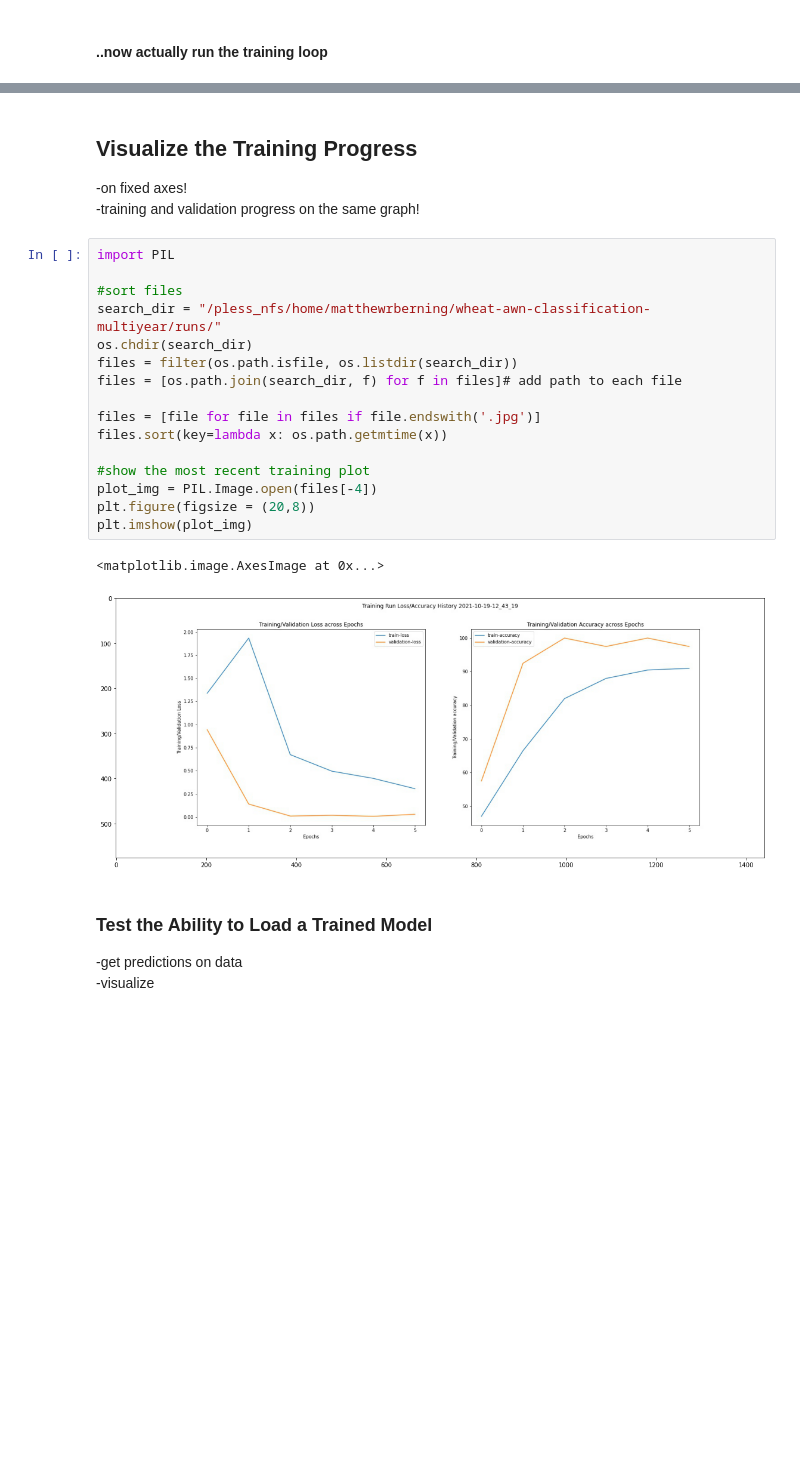
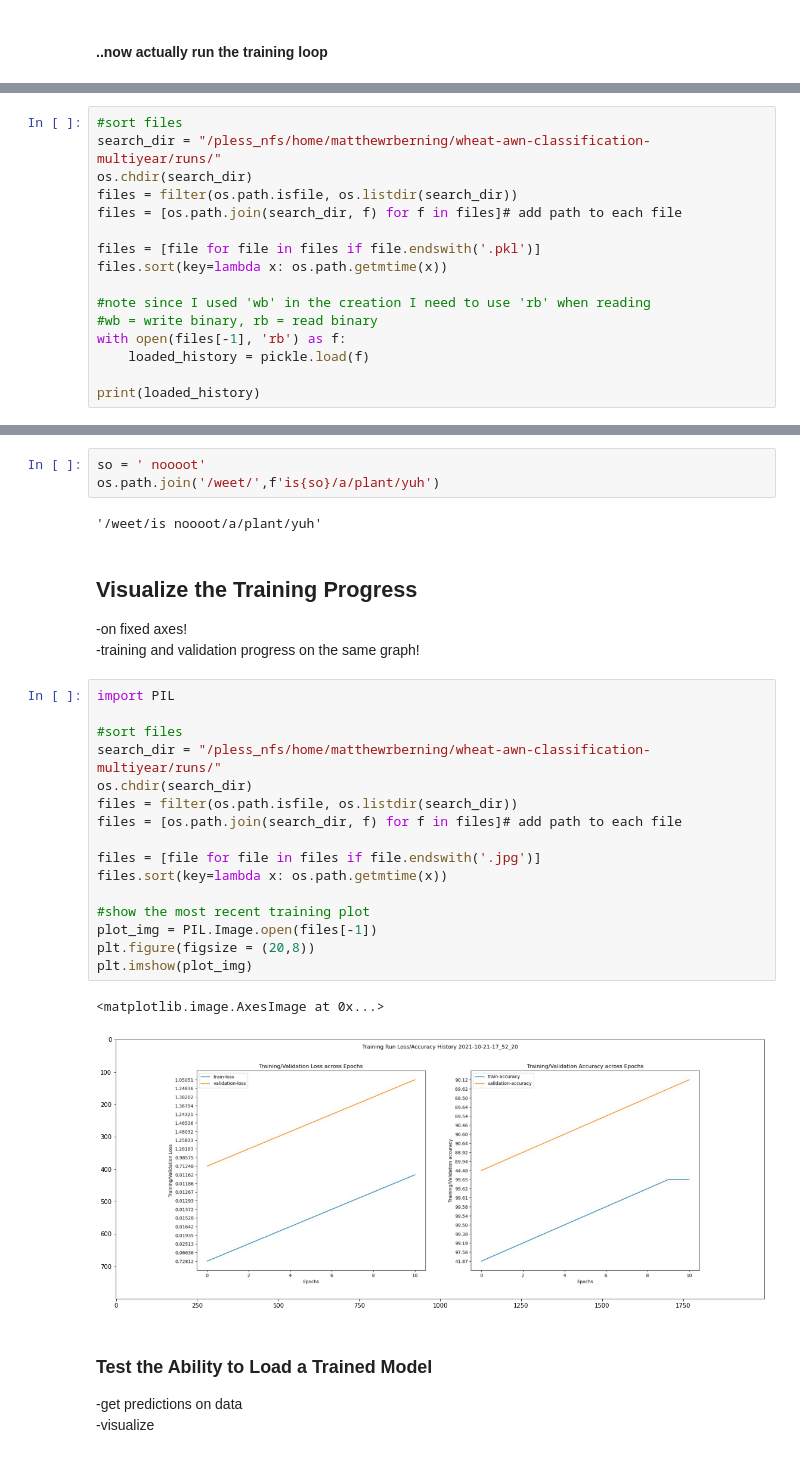
Before and after one commit to matthewrberning/wheat-awn-classification-multiyear, a Jupyter notebook: model/train_loop_test.ipynb, the cells around one changed output, grey strips where cells are left out. Drawn from its saved outputs; the diff is of its cells as text; blank space fills up the shorter version.

```diff
--- a/model/train_loop_test.ipynb
+++ b/model/train_loop_test.ipynb
@@ -362,0 +394,16 @@ EXPOSE      epoch: -1
+# %%
+#sort files
+search_dir = "/pless_nfs/home/matthewrberning/wheat-awn-classification-multiyear/runs/"
+os.chdir(search_dir)
+files = filter(os.path.isfile, os.listdir(search_dir))
+files = [os.path.join(search_dir, f) for f in files]# add path to each file
+
+files = [file for file in files if file.endswith('.pkl')]
+files.sort(key=lambda x: os.path.getmtime(x))
+
+#note since I used 'wb' in the creation I need to use 'rb' when reading
+#wb = write binary, rb = read binary
+with open(files[-1], 'rb') as f:
+    loaded_history = pickle.load(f)
+
+print(loaded_history)
@@ -363,25 +412,30 @@ EXPOSE      epoch: -1
+# %%
+so = ' noooot'
+os.path.join('/weet/',f'is{so}/a/plant/yuh')
+# %% [output]
+'/weet/is noooot/a/plant/yuh'
 # %% [markdown]
 ## Visualize the Training Progress
 -on fixed axes!<br/>-training and validation progress on the same graph!
 # %%
 import PIL
 
 #sort files
 search_dir = "/pless_nfs/home/matthewrberning/wheat-awn-classification-multiyear/runs/"
 os.chdir(search_dir)
 files = filter(os.path.isfile, os.listdir(search_dir))
 files = [os.path.join(search_dir, f) for f in files]# add path to each file
 
 files = [file for file in files if file.endswith('.jpg')]
 files.sort(key=lambda x: os.path.getmtime(x))
 
 #show the most recent training plot
-plot_img = PIL.Image.open(files[-4])
+plot_img = PIL.Image.open(files[-1])
 plt.figure(figsize = (20,8))
 plt.imshow(plot_img)
 # %% [output]
 <matplotlib.image.AxesImage at 0x...>
-[figure, old version]
+[figure, new version]
 # %% [markdown]
 ### Test the Ability to Load a Trained Model
 -get predictions on data<br/>-visualize
```
Also changed, not shown: parts of 7 cells of this notebook, 1 other file.
